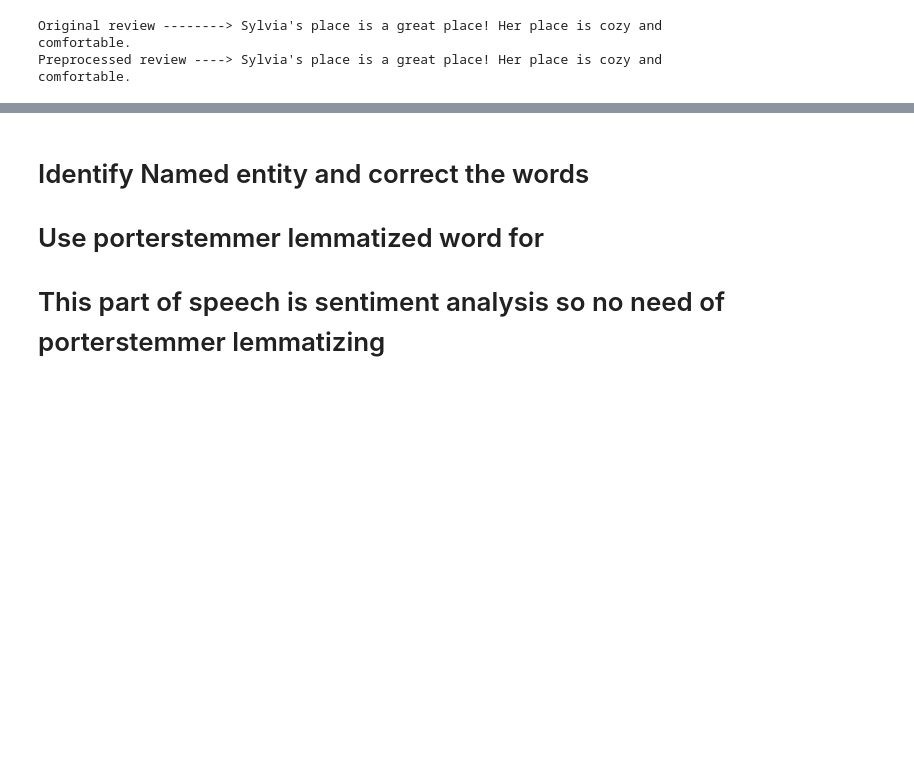
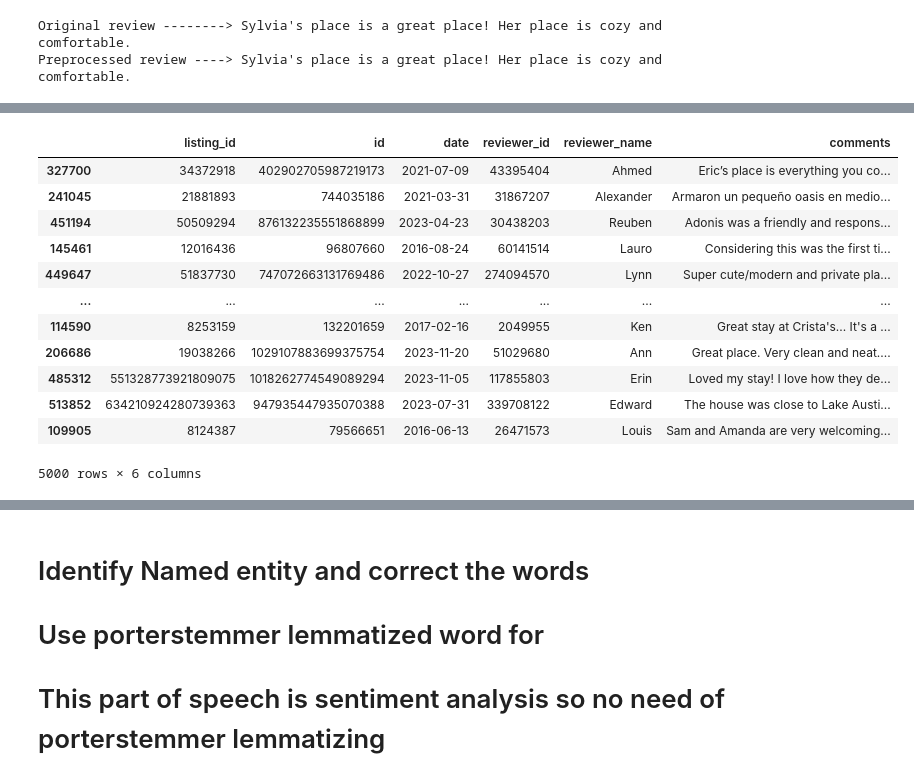
Before and after one commit to Raaj-4320/Airbnb---analysis, a Jupyter notebook: Airbnb_review_NLP.ipynb, the cells around one changed output, grey strips where cells are left out. Cells and saved outputs as stored; diff of their text form; code cells hidden in the pictures; blank space fills up the shorter version.

```diff
--- a/Airbnb_review_NLP.ipynb
+++ b/Airbnb_review_NLP.ipynb
@@ -521,3 +514,21 @@ df_reviews
 602475 rows × 6 columns
 # %%
 df_review_samples = df_reviews.sample(5000)
+# %%
+df = df_review_samples
+# %%
+df
+# %% [output]
+|  | listing_id | id | date | reviewer_id | reviewer_name | comments |
+| 327700 | 34372918 | 402902705987219173 | 2021-07-09 | 43395404 | Ahmed | Eric’s place is everything you co... |
+| 241045 | 21881893 | 744035186 | 2021-03-31 | 31867207 | Alexander | Armaron un pequeño oasis en medio... |
+| 451194 | 50509294 | 876132235551868899 | 2023-04-23 | 30438203 | Reuben | Adonis was a friendly and respons... |
+| 145461 | 12016436 | 96807660 | 2016-08-24 | 60141514 | Lauro | Considering this was the first ti... |
+| 449647 | 51837730 | 747072663131769486 | 2022-10-27 | 274094570 | Lynn | Super cute/modern and private pla... |
+| ... | ... | ... | ... | ... | ... | ... |
+| 114590 | 8253159 | 132201659 | 2017-02-16 | 2049955 | Ken | Great stay at Crista's... It's a ... |
+| 206686 | 19038266 | 1029107883699375754 | 2023-11-20 | 51029680 | Ann | Great place. Very clean and neat.... |
+| 485312 | 551328773921809075 | 1018262774549089294 | 2023-11-05 | 117855803 | Erin | Loved my stay! I love how they de... |
+| 513852 | 634210924280739363 | 947935447935070388 | 2023-07-31 | 339708122 | Edward | The house was close to Lake Austi... |
+| 109905 | 8124387 | 79566651 | 2016-06-13 | 26471573 | Louis | Sam and Amanda are very welcoming... |
+5000 rows × 6 columns
```
Also changed, not shown: parts of 12 cells of this notebook.
